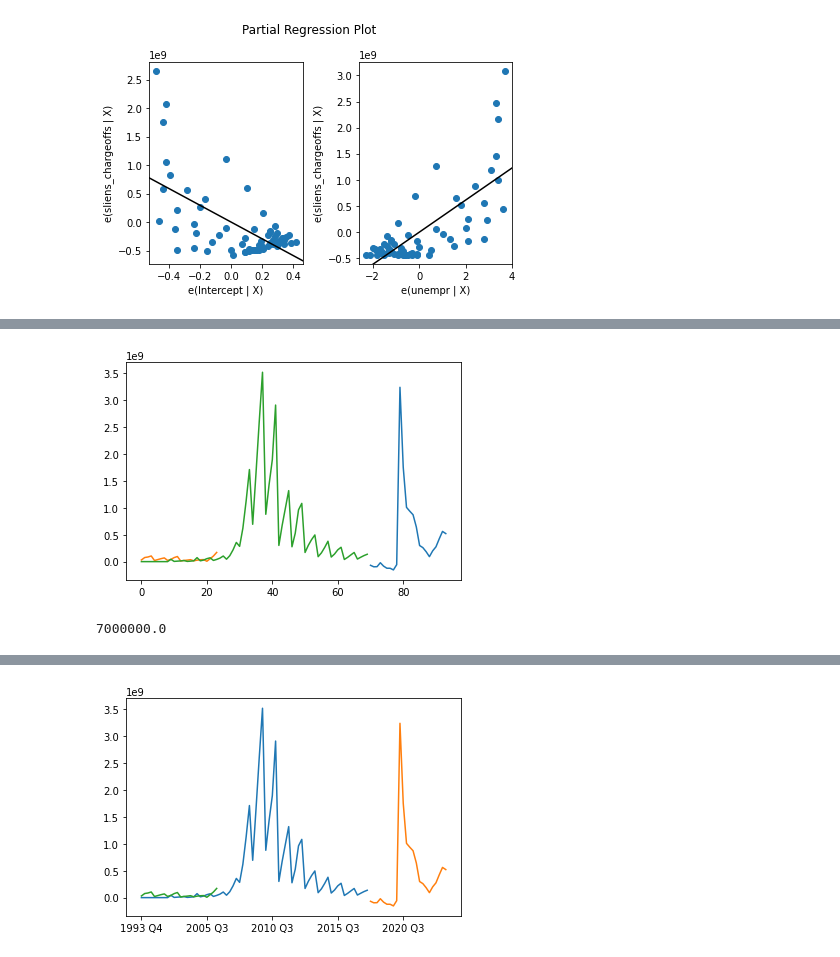
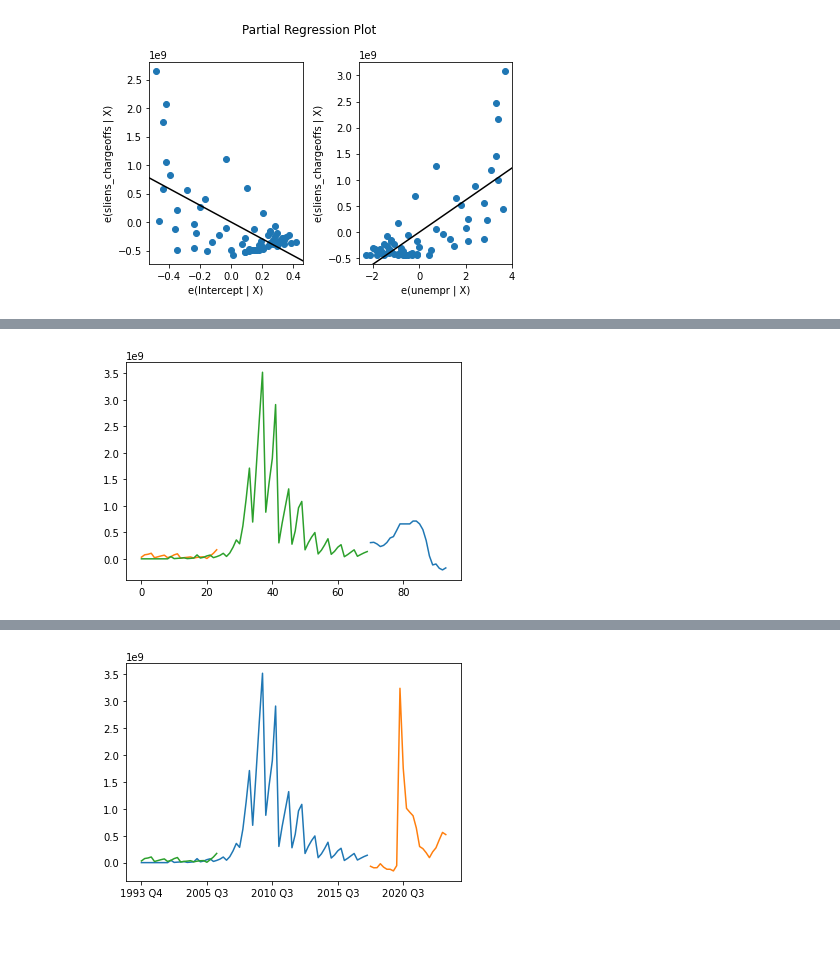
Before and after one commit to su-mana-s/Banking-and-Finance, a Jupyter notebook: src/models/scenario.ipynb, the cells around one changed output, grey strips where cells are left out. Drawn from its saved outputs; the diff is of its cells as text; code cells hidden in the pictures.

Commit message:
stress models

```diff
--- a/src/models/scenario.ipynb
+++ b/src/models/scenario.ipynb
@@ -268,16 +266,12 @@ fig.tight_layout(pad=1.0)
 # %%
-def plot_pred(dep_var, train, test, model):
-    y_train = train[f'{dep_var}'].to_list()
-    y_test = test[f'{dep_var}'].to_list()
-    y_pred = model.predict(test)
-    plt.plot(y_pred)
-    plt.plot(y_test)
-    plt.plot(y_train)
-plot_pred('sliens_chargeoffs', train, test, model3)
+# def plot_pred(dep_var, train, test, model):
+#     y_train = train[f'{dep_var}'].to_list()
+#     y_test = test[f'{dep_var}'].to_list()
+#     y_pred = model.predict(test)
+#     plt.plot(y_pred)
+#     plt.plot(y_test)
+#     plt.plot(y_train)
+# plot_pred('sliens_chargeoffs', train, test, model2)
 #set x axis to date list
 # %% [output]
-[figure, old version]
+[figure, new version]
-# %%
-y_test[20]
-# %% [output]
-7000000.0
```
Also changed, not shown: parts of 73 cells of this notebook, 8 other files.
